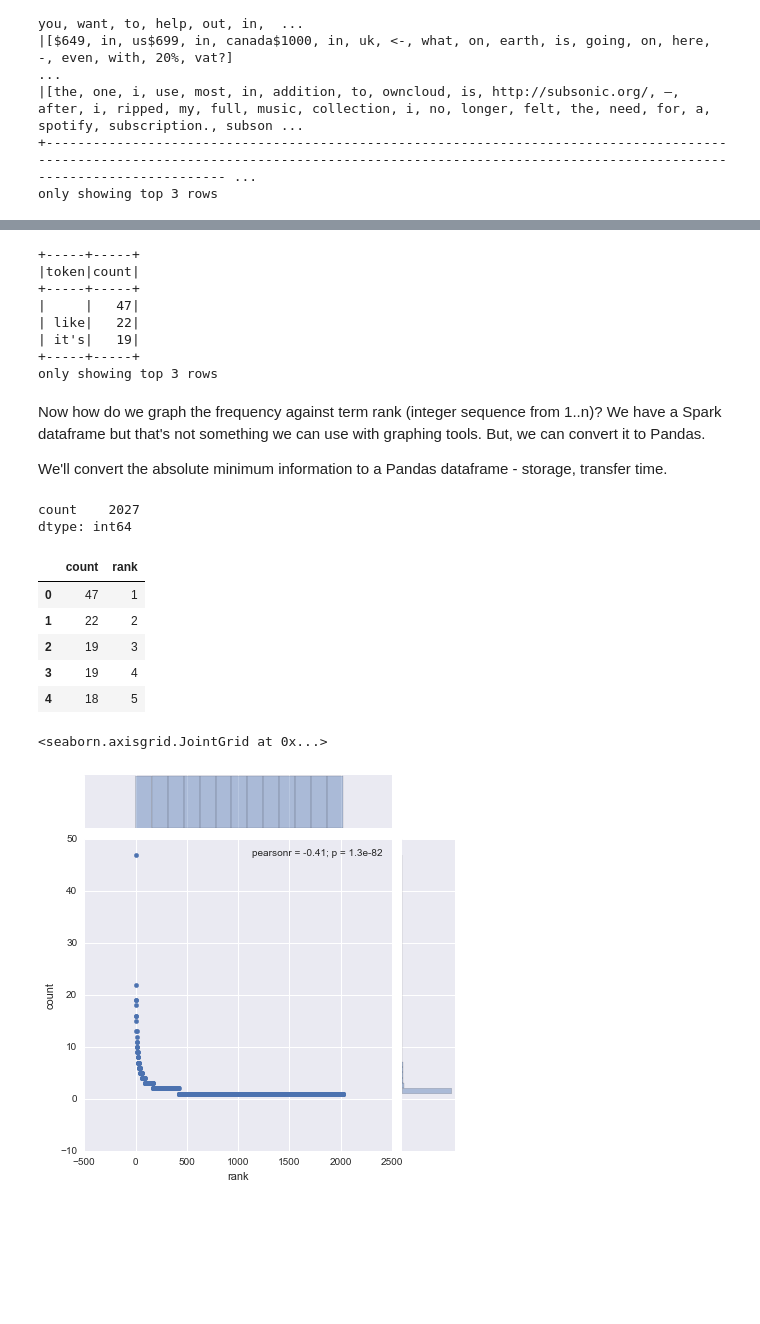
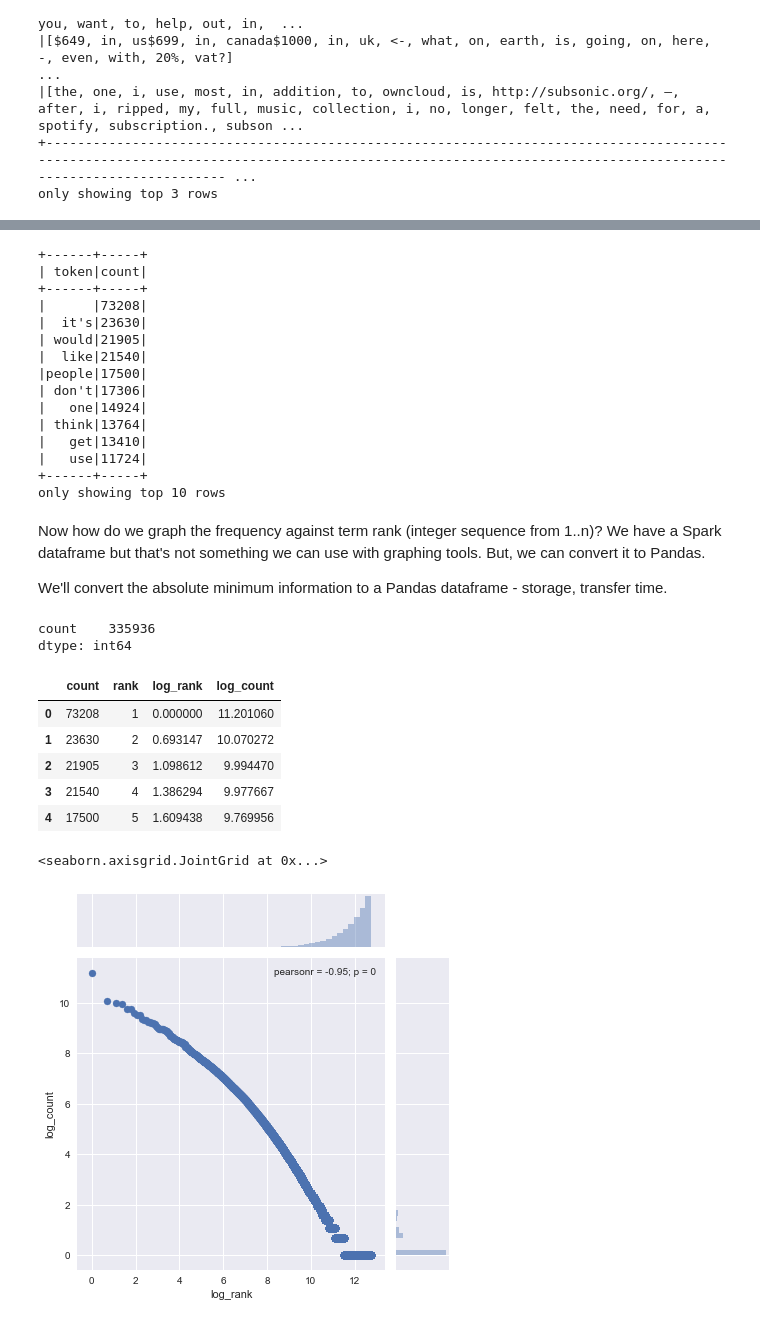
Before and after one commit to dsiufl/Spark-Workshop, a Jupyter notebook: Spark_Workshop_Notebook_Instructor.ipynb, the cells around one changed output, grey strips where cells are left out. Saved outputs shown, nothing was run; the diff lists cells and outputs as text; code cells hidden in the pictures; blank space fills up the shorter version.

```diff
--- a/Spark_Workshop_Notebook_Instructor.ipynb
+++ b/Spark_Workshop_Notebook_Instructor.ipynb
@@ -15,6 +16,6 @@ from pyspark.sql import SQLContext
 sc = SparkContext()
 sqlContext = SQLContext(sc)
 # %%
-comments = sqlContext.read.json("data/hacker_news_small.json")
+comments = sqlContext.read.json("data/hacker_news_100k.json.gz")
 comments.count()
 # %% [output]
@@ -194,16 +195,23 @@ tokens = comments_tokens\
     .count()\
     .orderBy("count", ascending=False)
 
-tokens.show(3)
+tokens.show(10)
 # %% [output]
-+-----+-----+
-|token|count|
-+-----+-----+
-|     |   47|
-| like|   22|
-| it's|   19|
-+-----+-----+
-only showing top 3 rows
++------+-----+
+| token|count|
++------+-----+
+|      |73208|
+|  it's|23630|
+| would|21905|
+|  like|21540|
+|people|17500|
+| don't|17306|
+|   one|14924|
+| think|13764|
+|   get|13410|
+|   use|11724|
++------+-----+
+only showing top 10 rows
 # %% [markdown]
 Now how do we graph the frequency against term rank (integer sequence from 1..n)? We have a Spark dataframe but that's not something we can use with graphing tools. But, we can convert it to Pandas.
 
@@ -215,25 +223,28 @@ tokens_pdf = tokens\
 # %%
 tokens_pdf.count()
 # %% [output]
-count    2027
+count    335936
 dtype: int64
 # %%
+import numpy as np
 tokens_pdf["rank"] = range(1, tokens_pdf.shape[0] + 1)
+tokens_pdf["log_rank"] = np.log(tokens_pdf["rank"])
+tokens_pdf["log_count"] = np.log(tokens_pdf["count"])
 tokens_pdf.head()
 # %% [output]
-|  | count | rank |
-| 0 | 47 | 1 |
-| 1 | 22 | 2 |
-| 2 | 19 | 3 |
-| 3 | 19 | 4 |
-| 4 | 18 | 5 |
+|  | count | rank | log_rank | log_count |
+| 0 | 73208 | 1 | 0.000000 | 11.201060 |
+| 1 | 23630 | 2 | 0.693147 | 10.070272 |
+| 2 | 21905 | 3 | 1.098612 | 9.994470 |
+| 3 | 21540 | 4 | 1.386294 | 9.977667 |
+| 4 | 17500 | 5 | 1.609438 | 9.769956 |
 # %%
 %matplotlib inline
 
 # "conda install seaborn" at a command prompt if you don't have it already
 import seaborn as sns
 # %%
-sns.jointplot(x="rank", y="count", data=tokens_pdf)
+sns.jointplot(x="log_rank", y="log_count", data=tokens_pdf)
 # %% [output]
 <seaborn.axisgrid.JointGrid at 0x...>
-[figure, old version]
+[figure, new version]
```
Also changed, not shown: parts of 26 cells of this notebook.
